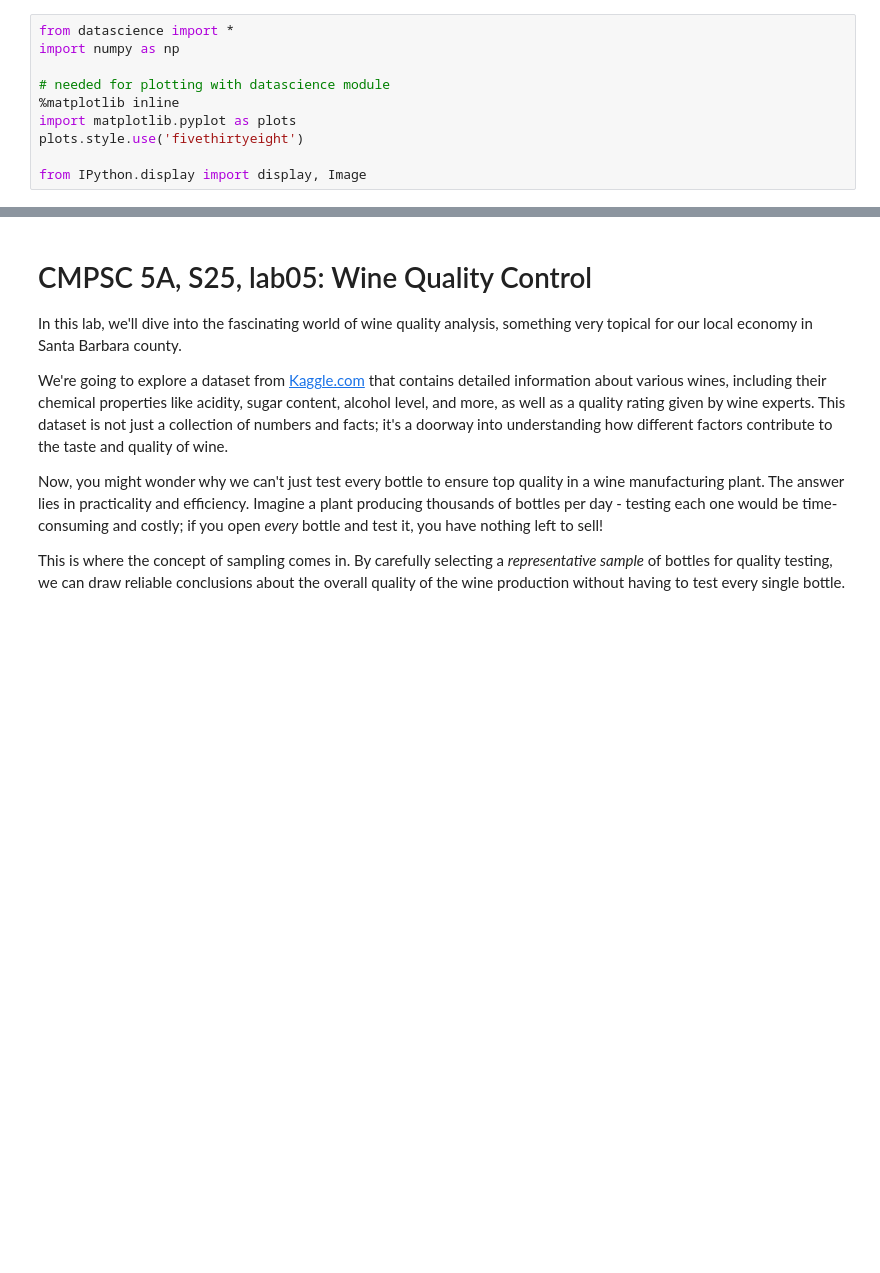
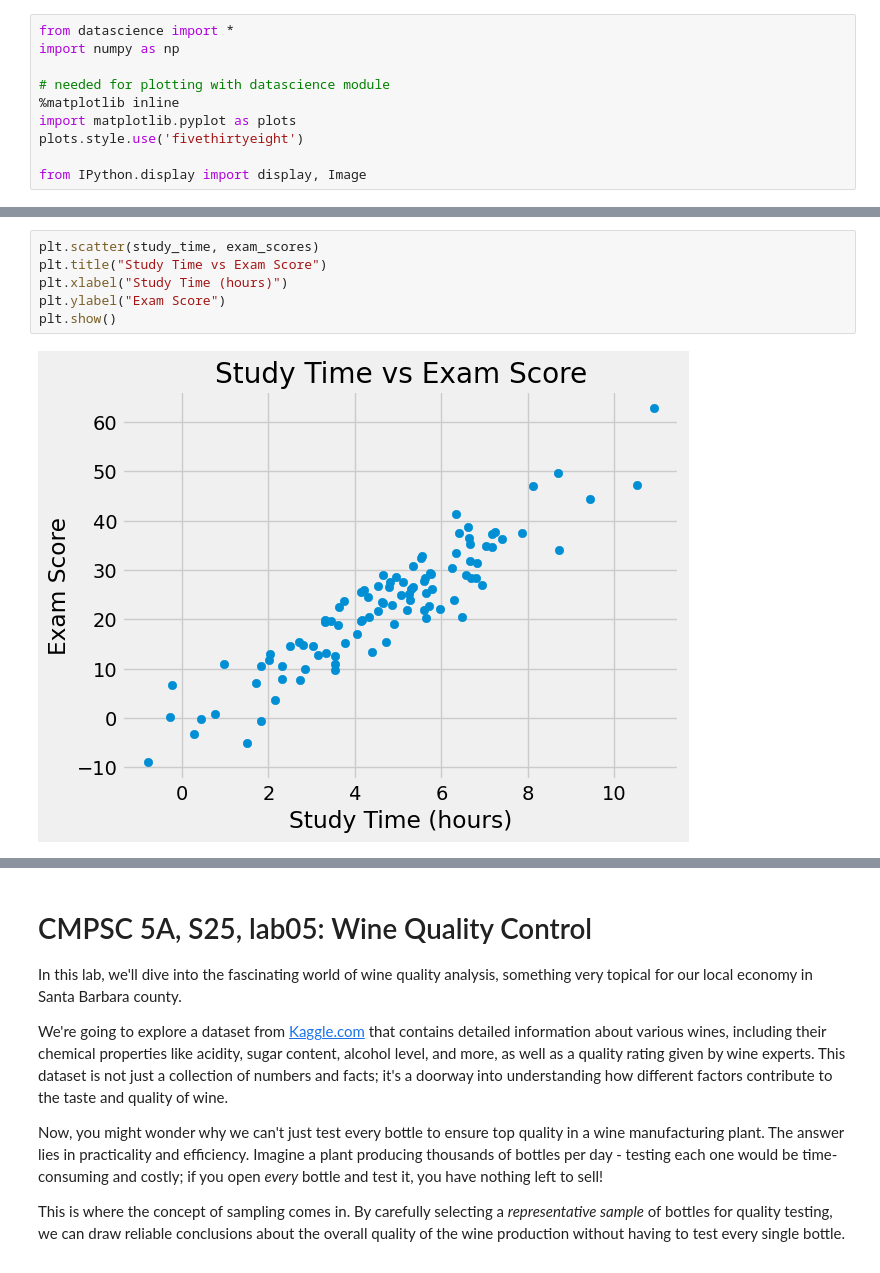
Before and after one commit to ucsb-ds/cmpsc5a-s25-students, a Jupyter notebook: labs/lab05/lab05.ipynb, the cells around one changed output, grey strips where cells are left out. Cells and saved outputs as stored; diff of their text form; blank space fills up the shorter version.

```diff
--- a/labs/lab05/lab05.ipynb
+++ b/labs/lab05/lab05.ipynb
@@ -12,0 +59,8 @@ from IPython.display import display, Image
+# %%
+plt.scatter(study_time, exam_scores)
+plt.title("Study Time vs Exam Score")
+plt.xlabel("Study Time (hours)")
+plt.ylabel("Exam Score")
+plt.show()
+# %% [output]
+[figure, added]
```
Also changed, not shown: parts of 12 cells of this notebook.
